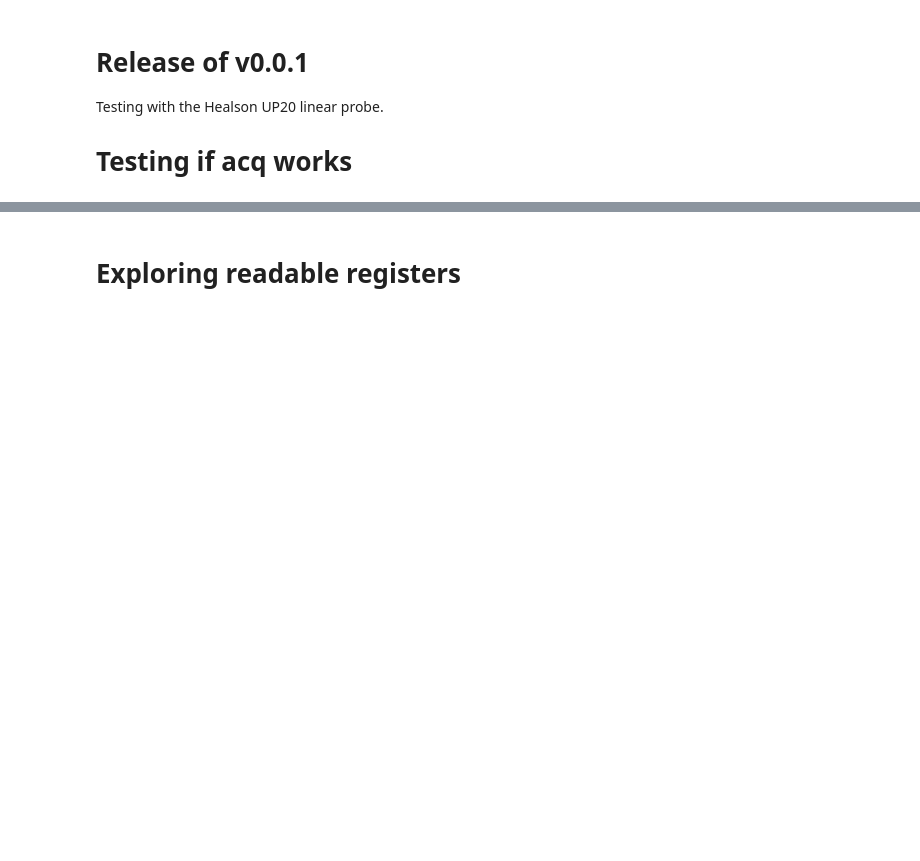
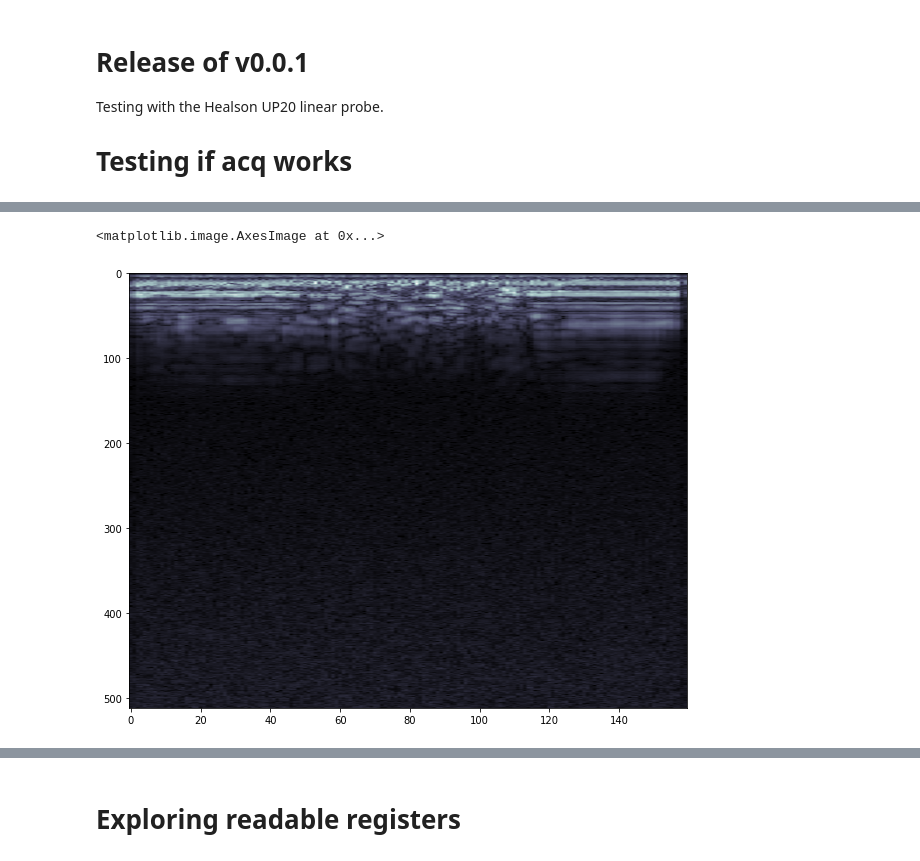
Before and after one commit to kelu124/pyusbus, a Jupyter notebook: experiments/20210325-UP20L_init.ipynb, the cells around one changed output, grey strips where cells are left out. Saved outputs shown, nothing was run; the diff lists cells and outputs as text; code cells hidden in the pictures; blank space fills up the shorter version.

```diff
--- a/experiments/20210325-UP20L_init.ipynb
+++ b/experiments/20210325-UP20L_init.ipynb
@@ -30,0 +29,18 @@ plt.imshow(np.sqrt(probe.getImages(n=2)[1]),cmap=plt.cm.bone, aspect='auto')
+# %%
+probe.unfreeze()
+IMG = []
+k = 0
+while k < 40:
+    tple = struct.unpack( '<2048H', probe.device.bulk_read(0x86,4096) )
+    my_array = np.array( tple, dtype=np.int )
+    IMG.append(my_array)
+    k += 1
+NPts =np.shape(IMG)[0]*np.shape(IMG)[1]
+IMG = np.array( IMG, dtype=np.int )
+IMG = IMG.reshape((NPts//160, 160))
+
+plt.figure(figsize=(10,8))
+plt.imshow(np.sqrt(IMG),cmap=plt.cm.bone, aspect='auto')
+# %% [output]
+<matplotlib.image.AxesImage at 0x...>
+[figure, added]
```
Also changed, not shown: parts of 5 cells of this notebook, 1 other file.
